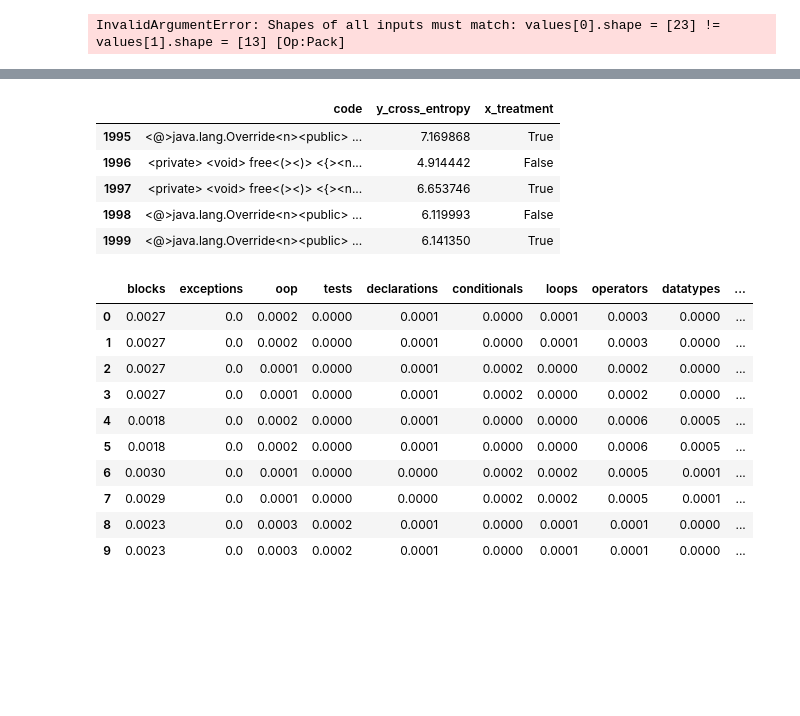
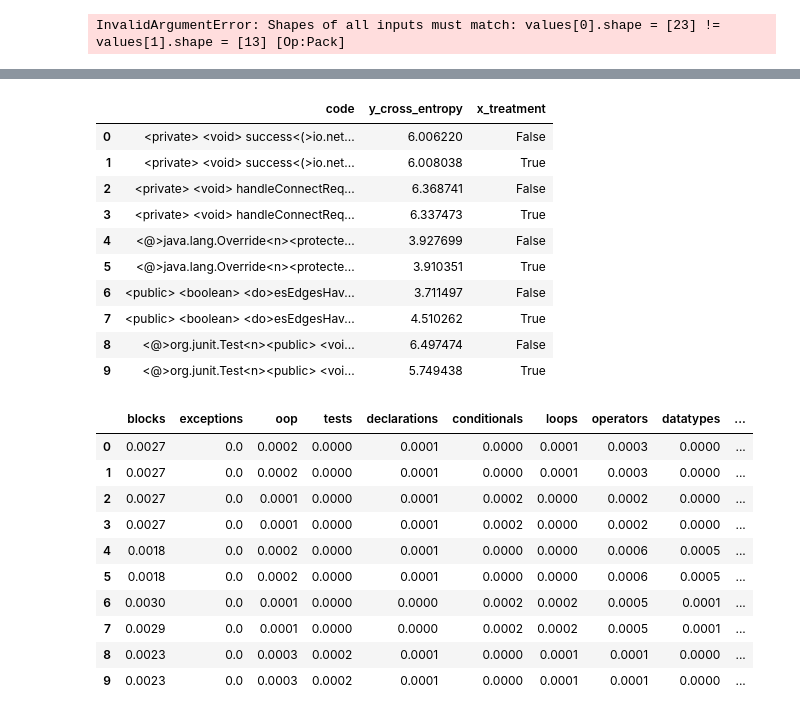
Before and after one commit to ArtificialSoftwareEngineering/InterpretingCodeGeneration, a Jupyter notebook: nbs/04_evaluation.core.ipynb, the cells around one changed output, grey strips where cells are left out. Drawn from its saved outputs; the diff is of its cells as text; code cells hidden in the pictures; blank space fills up the shorter version.

```diff
--- a/nbs/04_evaluation.core.ipynb
+++ b/nbs/04_evaluation.core.ipynb
@@ -912,15 +901,20 @@ KeyboardInterrupt:
 bug_fix_cross_df = pd.read_json(
     experiment_path / "rnn_layers1_vocab10000_embed256_units1024/bug_fix_cross_entropy.jsonl", orient="records", lines=True
 )
-# %%
-bug_fix_cross_df.tail()
-# %% [output]
-|  | code | y_cross_entropy | x_treatment |
-| 1995 | <@>java.lang.Override<n><public> ... | 7.169868 | True |
-| 1996 | <private> <void> free<(><)> <{><n... | 4.914442 | False |
-| 1997 | <private> <void> free<(><)> <{><n... | 6.653746 | True |
-| 1998 | <@>java.lang.Override<n><public> ... | 6.119993 | False |
-| 1999 | <@>java.lang.Override<n><public> ... | 6.141350 | True |
+# %%
+bug_fix_cross_df.head(10)
+# %% [output]
+|  | code | y_cross_entropy | x_treatment |
+| 0 | <private> <void> success<(>io.net... | 6.006220 | False |
+| 1 | <private> <void> success<(>io.net... | 6.008038 | True |
+| 2 | <private> <void> handleConnectReq... | 6.368741 | False |
+| 3 | <private> <void> handleConnectReq... | 6.337473 | True |
+| 4 | <@>java.lang.Override<n><protecte... | 3.927699 | False |
+| 5 | <@>java.lang.Override<n><protecte... | 3.910351 | True |
+| 6 | <public> <boolean> <do>esEdgesHav... | 3.711497 | False |
+| 7 | <public> <boolean> <do>esEdgesHav... | 4.510262 | True |
+| 8 | <@>org.junit.Test<n><public> <voi... | 6.497474 | False |
+| 9 | <@>org.junit.Test<n><public> <voi... | 5.749438 | True |
 # %%
 error_taxonomy_df = pd.read_json(
     experiment_path / "rnn_layers1_vocab10000_embed256_units1024/bug_fix_error_taxonomy.jsonl", orient="records", lines=True
```
Also changed, not shown: parts of 7 cells of this notebook, 3 other files.
